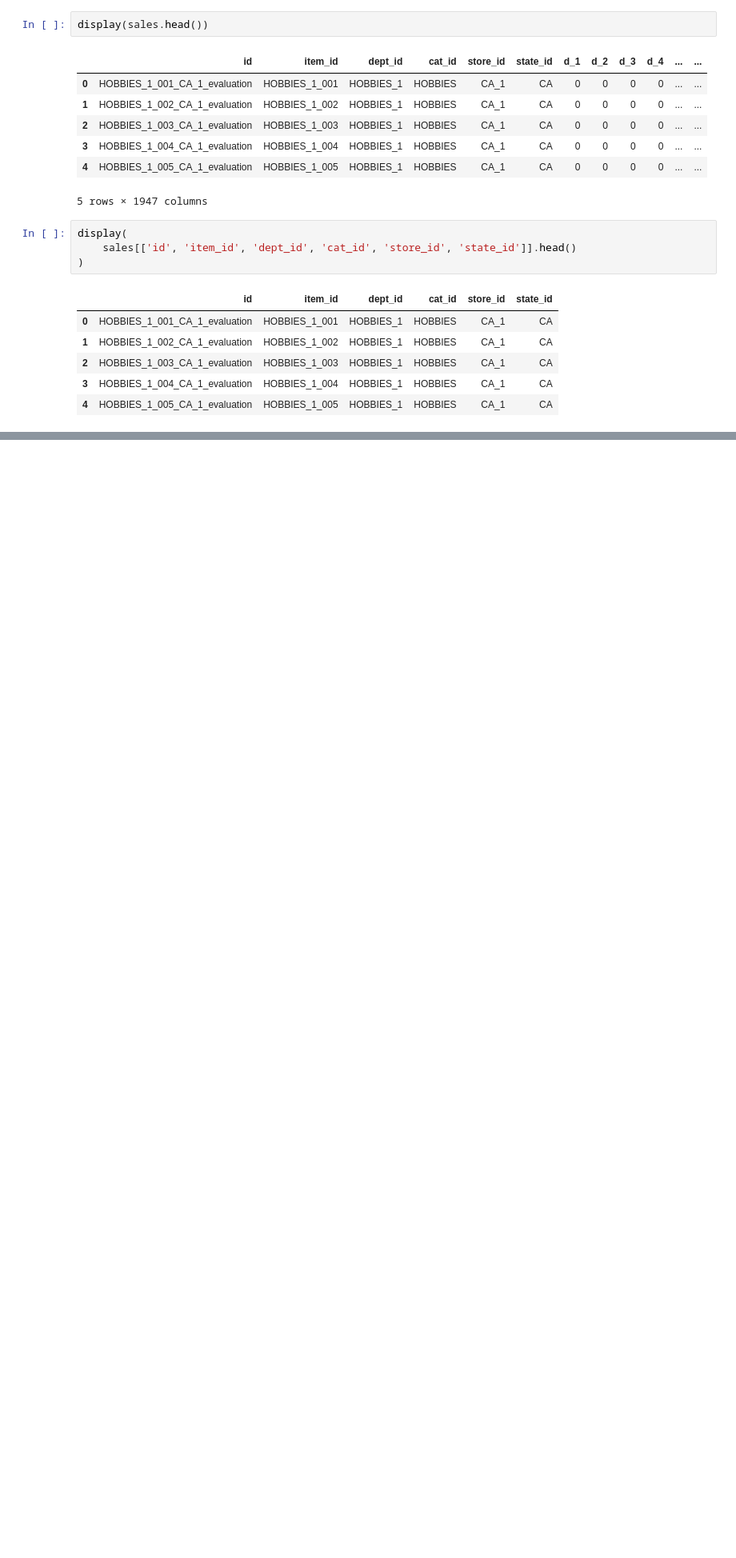
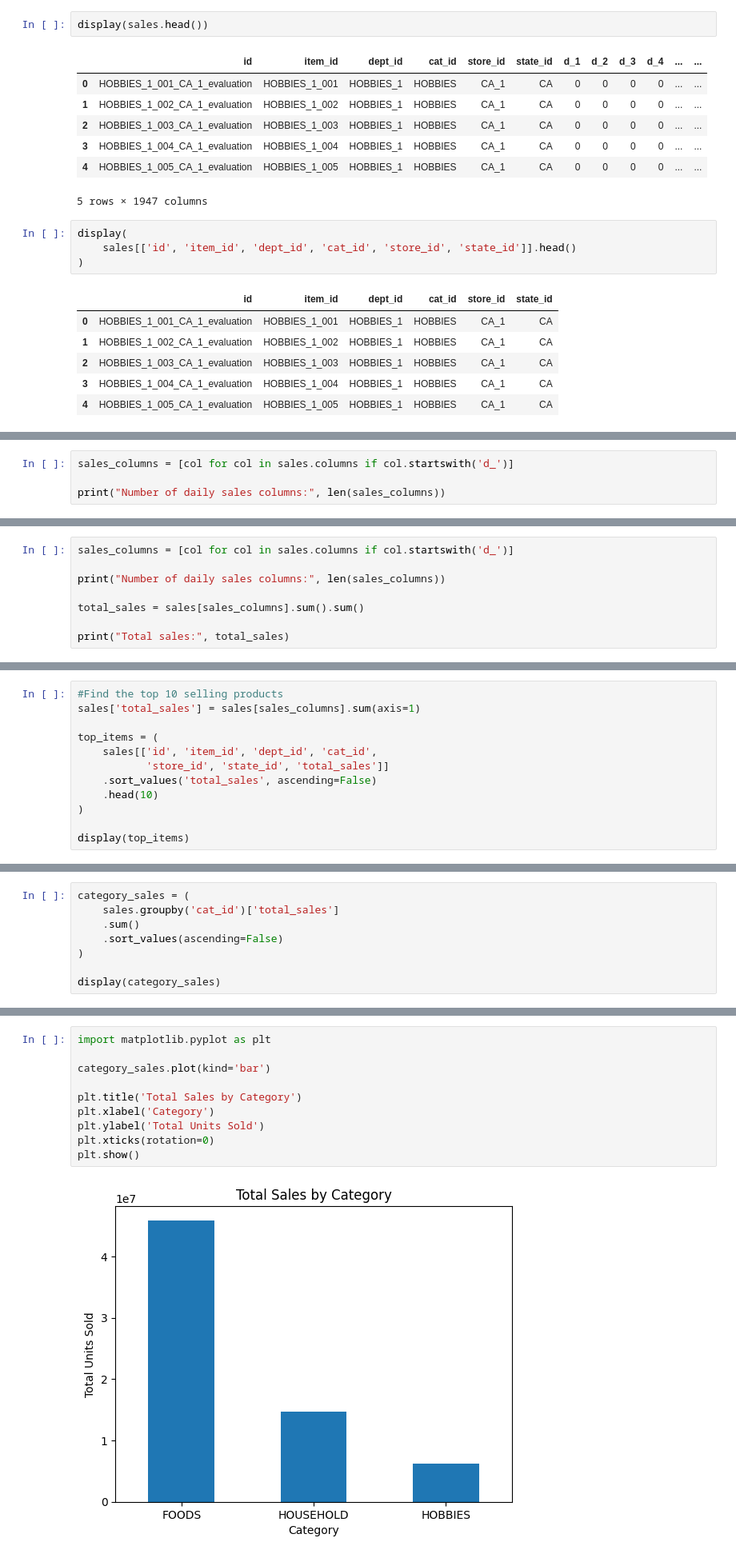
Before and after one commit to ligimathew123/Retail-Demand-Forecasting-Inventory-Optimization, a Jupyter notebook: notebooks/retail_forecasting.ipynb, the cells around one changed output, grey strips where cells are left out. Shown at 80% size. Drawn from its saved outputs; the diff is of its cells as text; blank space fills up the shorter version.

```diff
--- a/notebooks/retail_forecasting.ipynb
+++ b/notebooks/retail_forecasting.ipynb
@@ -227,0 +267,4 @@ display(
+# %%
+sales_columns = [col for col in sales.columns if col.startswith('d_')]
+
+print("Number of daily sales columns:", len(sales_columns))
@@ -227,0 +327,8 @@ display(
+# %%
+sales_columns = [col for col in sales.columns if col.startswith('d_')]
+
+print("Number of daily sales columns:", len(sales_columns))
+
+total_sales = sales[sales_columns].sum().sum()
+
+print("Total sales:", total_sales)
@@ -227,0 +338,12 @@ display(
+# %%
+#Find the top 10 selling products
+sales['total_sales'] = sales[sales_columns].sum(axis=1)
+
+top_items = (
+    sales[['id', 'item_id', 'dept_id', 'cat_id',
+           'store_id', 'state_id', 'total_sales']]
+    .sort_values('total_sales', ascending=False)
+    .head(10)
+)
+
+display(top_items)
@@ -227,0 +364,8 @@ display(
+# %%
+category_sales = (
+    sales.groupby('cat_id')['total_sales']
+    .sum()
+    .sort_values(ascending=False)
+)
+
+display(category_sales)
@@ -227,0 +379,12 @@ display(
+# %%
+import matplotlib.pyplot as plt
+
+category_sales.plot(kind='bar')
+
+plt.title('Total Sales by Category')
+plt.xlabel('Category')
+plt.ylabel('Total Units Sold')
+plt.xticks(rotation=0)
+plt.show()
+# %% [output]
+[figure, added]
```
Also changed, not shown: parts of 15 cells of this notebook.
